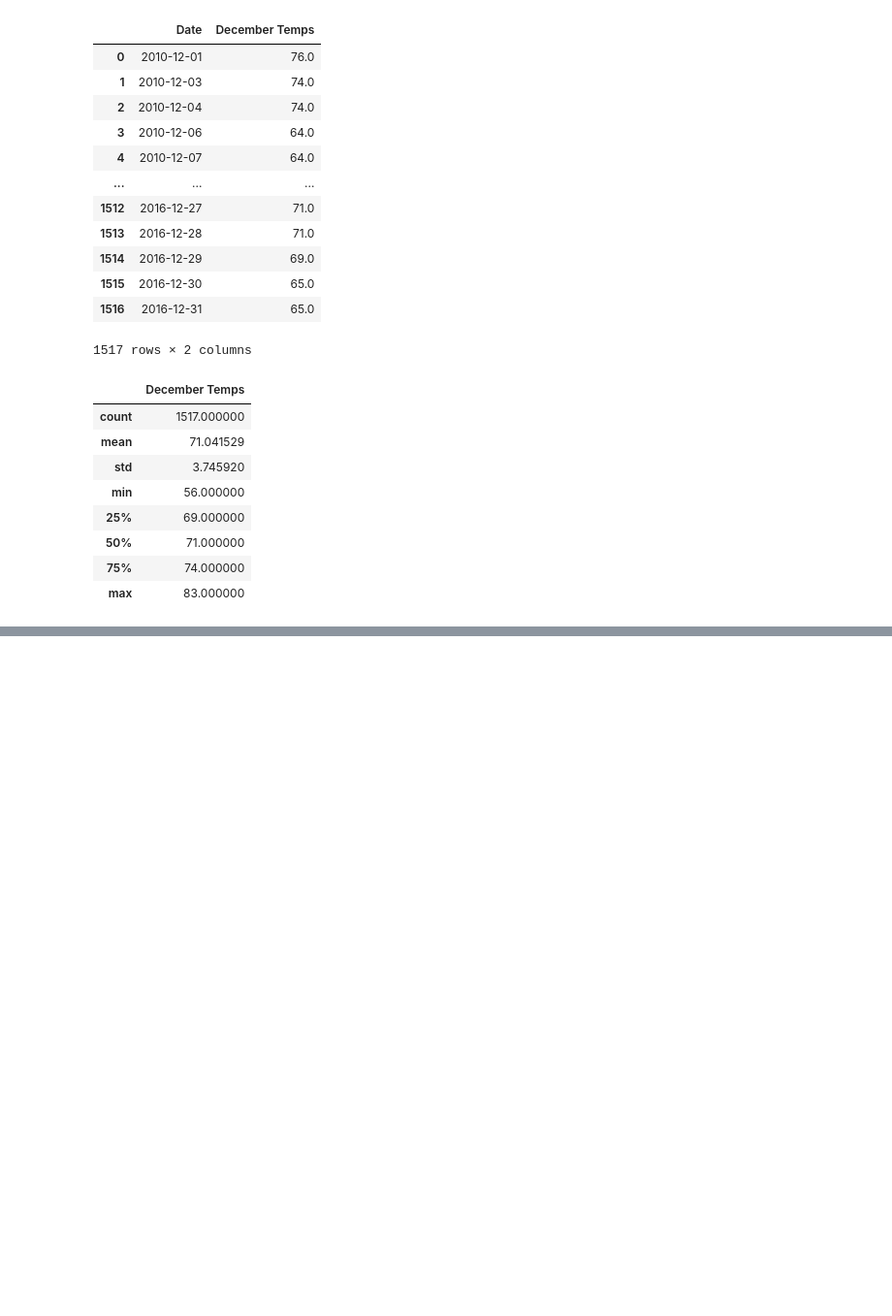
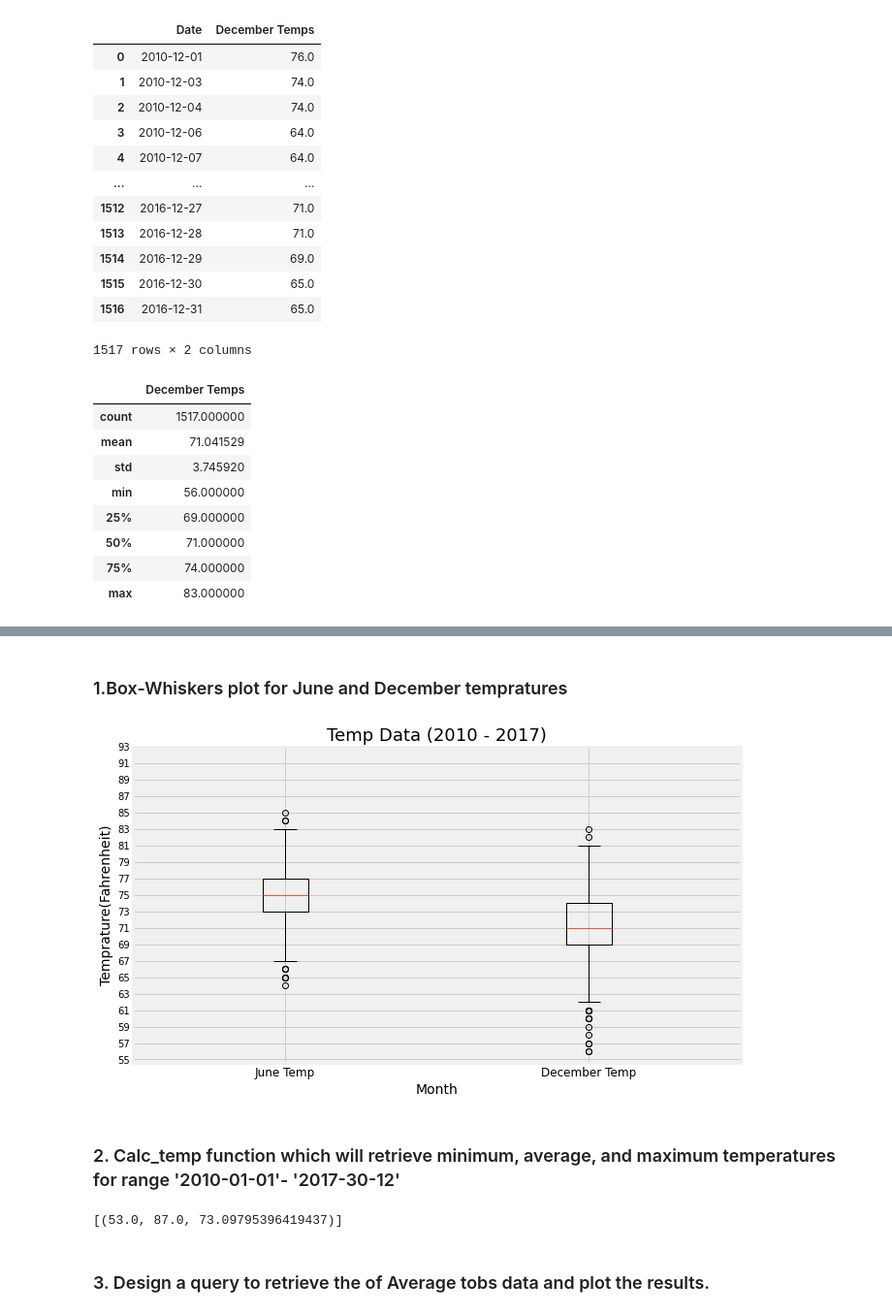
Before and after one commit to Lauramasonjar/Surfs_Up, a Jupyter notebook: SurfsUp_Challenge.ipynb, the cells around one changed output, grey strips where cells are left out. Shown: that part at 97% size. Drawn from its saved outputs; the diff is of its cells as text; code cells hidden in the pictures; blank space fills up the shorter version.

```diff
--- a/SurfsUp_Challenge.ipynb
+++ b/SurfsUp_Challenge.ipynb
@@ -10,6 +10,11 @@ import sqlalchemy
 from sqlalchemy.ext.automap import automap_base
 from sqlalchemy.orm import Session
 from sqlalchemy import create_engine, func
+
+import matplotlib
+from matplotlib import style
+style.use('fivethirtyeight')
+import matplotlib.pyplot as plt
 # %%
 engine = create_engine("sqlite:///hawaii.sqlite")
 
@@ -134,0 +142,40 @@ Month_dec_df.describe()
+# %% [markdown]
+### 1.Box-Whiskers plot for June and December tempratures
+# %%
+#Box-Whiskers plot for june and dec temprature
+
+#Plot the Box & Whiskers
+x_labels = ["June Temp", "December Temp"]
+temps = [Month_jun_df["June Temps"], Month_dec_df["December Temps"]]
+fig, ax = plt.subplots(figsize=(10, 6))
+ax.boxplot(temps, labels=x_labels)
+
+#Ticks & Labels
+plt.xticks(fontsize=12)
+plt.yticks(fontsize=10)
+
+ax.set_yticks(np.arange(55, 95, step=2.0))
+ax.set_title('Temp Data (2010 - 2017)',fontsize=18)
+ax.set_ylabel('Temprature(Fahrenheit)',fontsize=14)
+ax.set_xlabel("Month",fontsize=14)
+
+plt.savefig("PNG's\Temp_data(2010-2017).png")
+plt.show()
+# %% [output]
+[figure, added]
+# %% [markdown]
+### 2. Calc_temp function which will retrieve minimum, average, and maximum temperatures for range '2010-01-01'- '2017-30-12'
+# %%
+# Function called `calc_temps` that will accept start date and end date in the format '%Y-%m-%d'
+# and return the minimum, average, and maximum temperatures for that range of dates
+
+def calc_temps(start_date, end_date):
+    return session.query(func.min(Measurement.tobs), func.max(Measurement.tobs), func.avg(Measurement.tobs)).\
+        filter(Measurement.date >= start_date).filter(Measurement.date <= end_date).all()
+min_max_avg = (calc_temps('2010-01-01', '2017-30-12'))
+
+print(min_max_avg)
+# %% [output]
+[(53.0, 87.0, 73.09795396419437)]
+# %% [markdown]
+### 3. Design a query to retrieve the of Average tobs data and plot the results.
```
Also changed, not shown: parts of 15 cells of this notebook.
